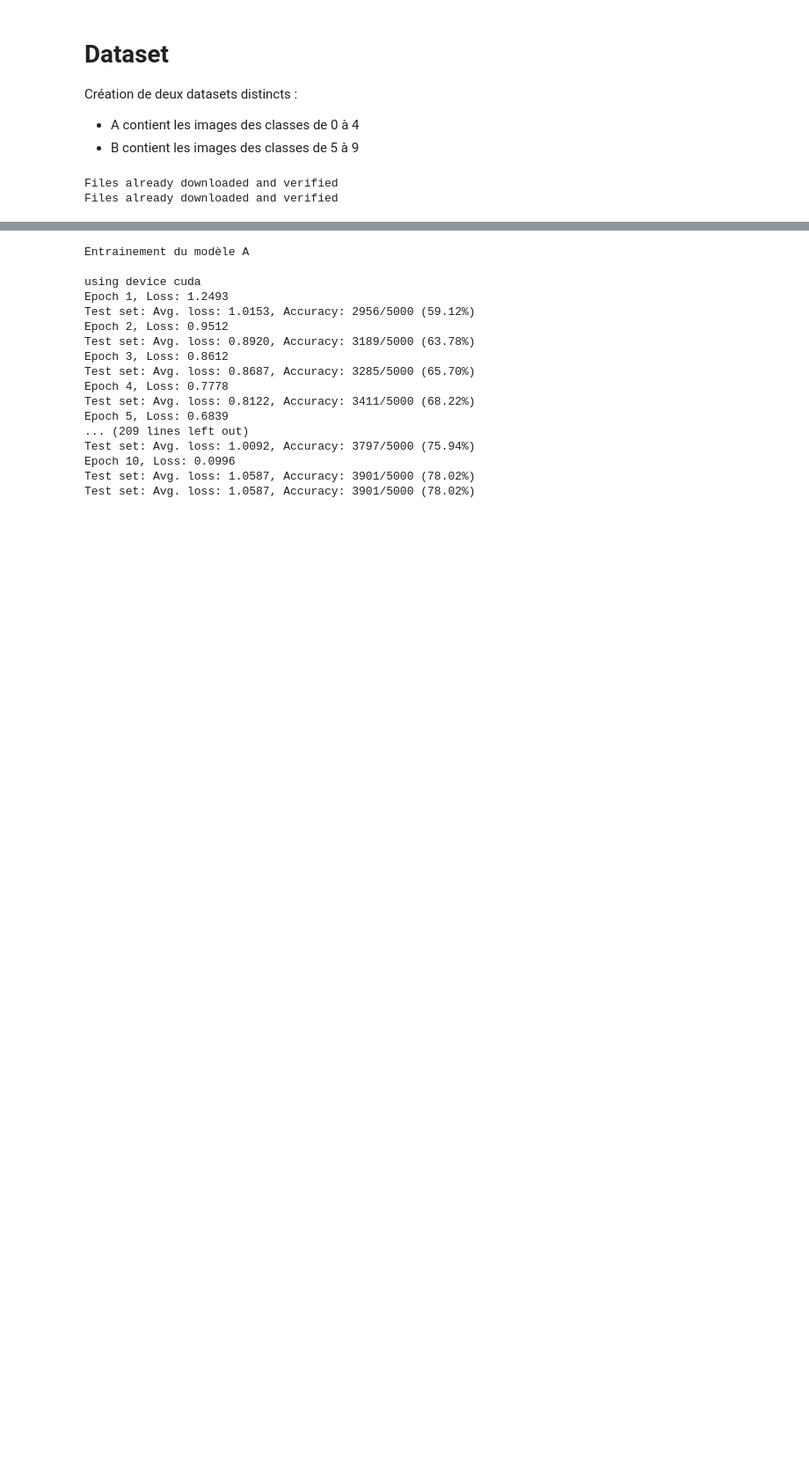
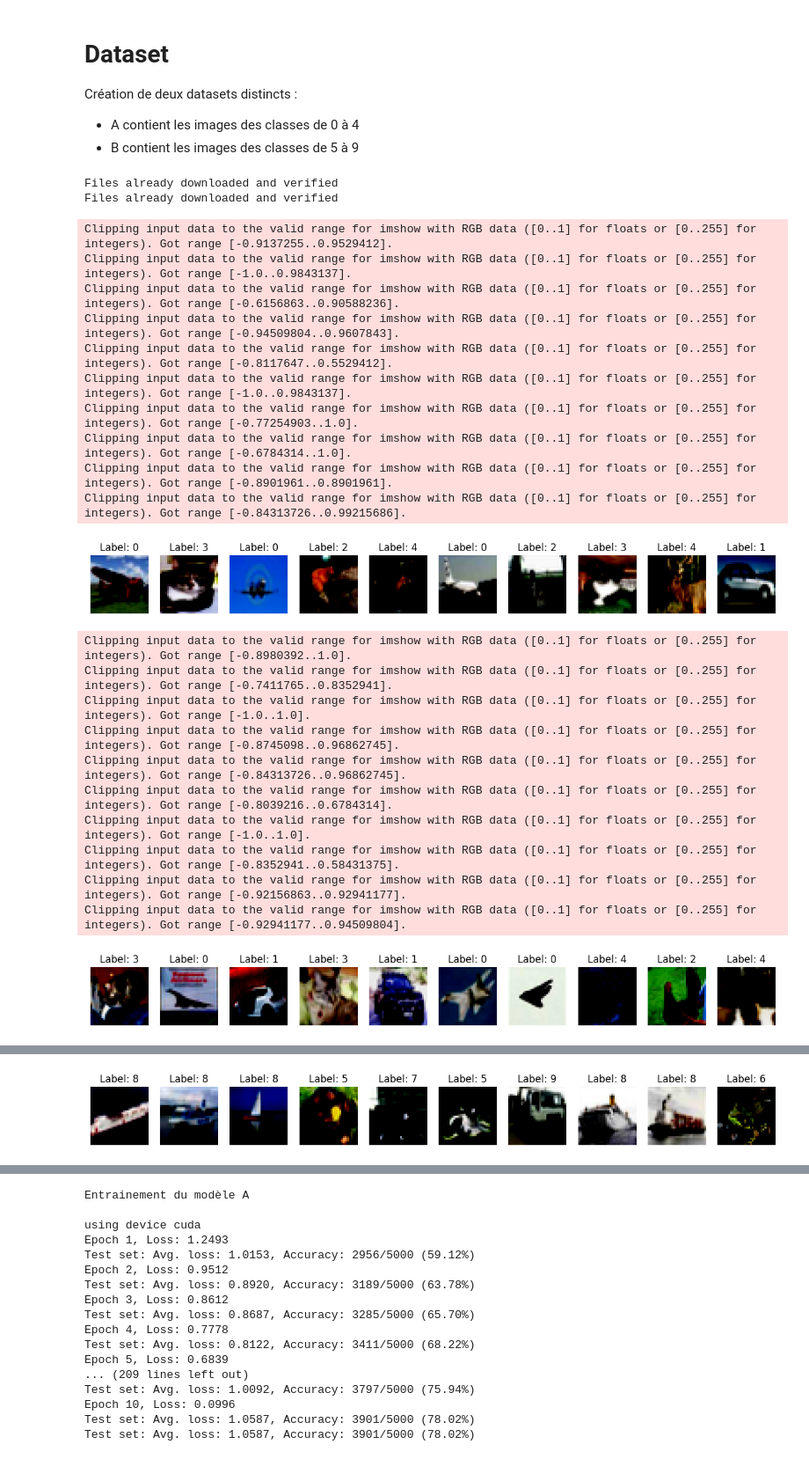
Before and after one commit to baptxste/Reproduction-study, a Jupyter notebook: main_cifar.ipynb, the cells around one changed output, grey strips where cells are left out. Shown: that part at 88% size. Drawn from its saved outputs; the diff is of its cells as text; code cells hidden in the pictures; blank space fills up the shorter version.

```diff
--- a/main_cifar.ipynb
+++ b/main_cifar.ipynb
@@ -27,34 +30,74 @@ Création de deux datasets distincts :
 device = torch.device("cuda" if torch.cuda.is_available() else "cpu")
 transform = transforms.Compose([
     transforms.ToTensor(),
     transforms.Normalize(mean=[0.5, 0.5, 0.5], std=[0.5, 0.5, 0.5])
 ])
 
 cifar10 = datasets.CIFAR10(root='./data', train=True, download=True, transform=transform)
 cifar10_test = datasets.CIFAR10(root='./data', train=False, download=True, transform=transform)
 
 
 train_set, val_set = train_test_split(list(range(len(cifar10))), test_size=0.2, random_state=42)
 
 def create_subset(dataset, indices, class_range):
     subset_indices = [i for i in indices if dataset.targets[i] in class_range]
     return Subset(dataset, subset_indices)
 
 train_set_A = create_subset(cifar10, train_set, range(0, 5))
 train_set_B = create_subset(cifar10, train_set, range(5, 10))
 
-val_set_A = create_subset(cifar10, val_set, range(0, 5))
-val_set_B = create_subset(cifar10, val_set, range(5, 10))
+# val_set_A = create_subset(cifar10, val_set, range(0, 5))
+# val_set_B = create_subset(cifar10, val_set, range(5, 10))
 
 
 train_loader_A = DataLoader(train_set_A, batch_size=64, shuffle=True)
 train_loader_B = DataLoader(train_set_B, batch_size=64, shuffle=True)
 
-val_loader_A = DataLoader(val_set_A, batch_size=64, shuffle=False)
-val_loader_B = DataLoader(val_set_B, batch_size=64, shuffle=False)
+# val_loader_A = DataLoader(val_set_A, batch_size=64, shuffle=False)
+# val_loader_B = DataLoader(val_set_B, batch_size=64, shuffle=False)
 
 test_loader_A = DataLoader(create_subset(cifar10_test, range(len(cifar10_test)), range(0, 5)), batch_size=64, shuffle=False)
 test_loader_B = DataLoader(create_subset(cifar10_test, range(len(cifar10_test)), range(5, 10)), batch_size=64, shuffle=False)
+
+def visualize_dataloader_samples(dataloader, num_samples=10):
+    images, labels = next(iter(dataloader))
+    images = images[:num_samples]
+    labels = labels[:num_samples]
+
+    fig, axes = plt.subplots(1, num_samples, figsize=(15, 3))
+    for i, (image, label) in enumerate(zip(images, labels)):
+        axes[i].imshow(image.permute(1, 2, 0), cmap='gray')
+        axes[i].axis('off')
+        axes[i].set_title(f"Label: {label.item()}")
+    plt.show()
+
+
+visualize_dataloader_samples(train_loader_A)
+visualize_dataloader_samples(test_loader_A)
+visualize_dataloader_samples(train_loader_B)
+visualize_dataloader_samples(test_loader_B)
 # %% [output]
 Files already downloaded and verified
 Files already downloaded and verified
+Clipping input data to the valid range for imshow with RGB data ([0..1] for floats or [0..255] for integers). Got range [-0.9137255..0.9529412].
+Clipping input data to the valid range for imshow with RGB data ([0..1] for floats or [0..255] for integers). Got range [-1.0..0.9843137].
+Clipping input data to the valid range for imshow with RGB data ([0..1] for floats or [0..255] for integers). Got range [-0.6156863..0.90588236].
+Clipping input data to the valid range for imshow with RGB data ([0..1] for floats or [0..255] for integers). Got range [-0.94509804..0.9607843].
+Clipping input data to the valid range for imshow with RGB data ([0..1] for floats or [0..255] for integers). Got range [-0.8117647..0.5529412].
+Clipping input data to the valid range for imshow with RGB data ([0..1] for floats or [0..255] for integers). Got range [-1.0..0.9843137].
+Clipping input data to the valid range for imshow with RGB data ([0..1] for floats or [0..255] for integers). Got range [-0.77254903..1.0].
+Clipping input data to the valid range for imshow with RGB data ([0..1] for floats or [0..255] for integers). Got range [-0.6784314..1.0].
+Clipping input data to the valid range for imshow with RGB data ([0..1] for floats or [0..255] for integers). Got range [-0.8901961..0.8901961].
+Clipping input data to the valid range for imshow with RGB data ([0..1] for floats or [0..255] for integers). Got range [-0.84313726..0.99215686].
+[figure, added]
+Clipping input data to the valid range for imshow with RGB data ([0..1] for floats or [0..255] for integers). Got range [-0.8980392..1.0].
+Clipping input data to the valid range for imshow with RGB data ([0..1] for floats or [0..255] for integers). Got range [-0.7411765..0.8352941].
+Clipping input data to the valid range for imshow with RGB data ([0..1] for floats or [0..255] for integers). Got range [-1.0..1.0].
+Clipping input data to the valid range for imshow with RGB data ([0..1] for floats or [0..255] for integers). Got range [-0.8745098..0.96862745].
+Clipping input data to the valid range for imshow with RGB data ([0..1] for floats or [0..255] for integers). Got range [-0.84313726..0.96862745].
+Clipping input data to the valid range for imshow with RGB data ([0..1] for floats or [0..255] for integers). Got range [-0.8039216..0.6784314].
+Clipping input data to the valid range for imshow with RGB data ([0..1] for floats or [0..255] for integers). Got range [-1.0..1.0].
+Clipping input data to the valid range for imshow with RGB data ([0..1] for floats or [0..255] for integers). Got range [-0.8352941..0.58431375].
+Clipping input data to the valid range for imshow with RGB data ([0..1] for floats or [0..255] for integers). Got range [-0.92156863..0.92941177].
+Clipping input data to the valid range for imshow with RGB data ([0..1] for floats or [0..255] for integers). Got range [-0.92941177..0.94509804].
+[figure, added]
@@ -60,0 +114 @@ Files already downloaded and verified
+[figure, added]
```
Also changed, not shown: parts of 6 cells of this notebook, 16 other files.
